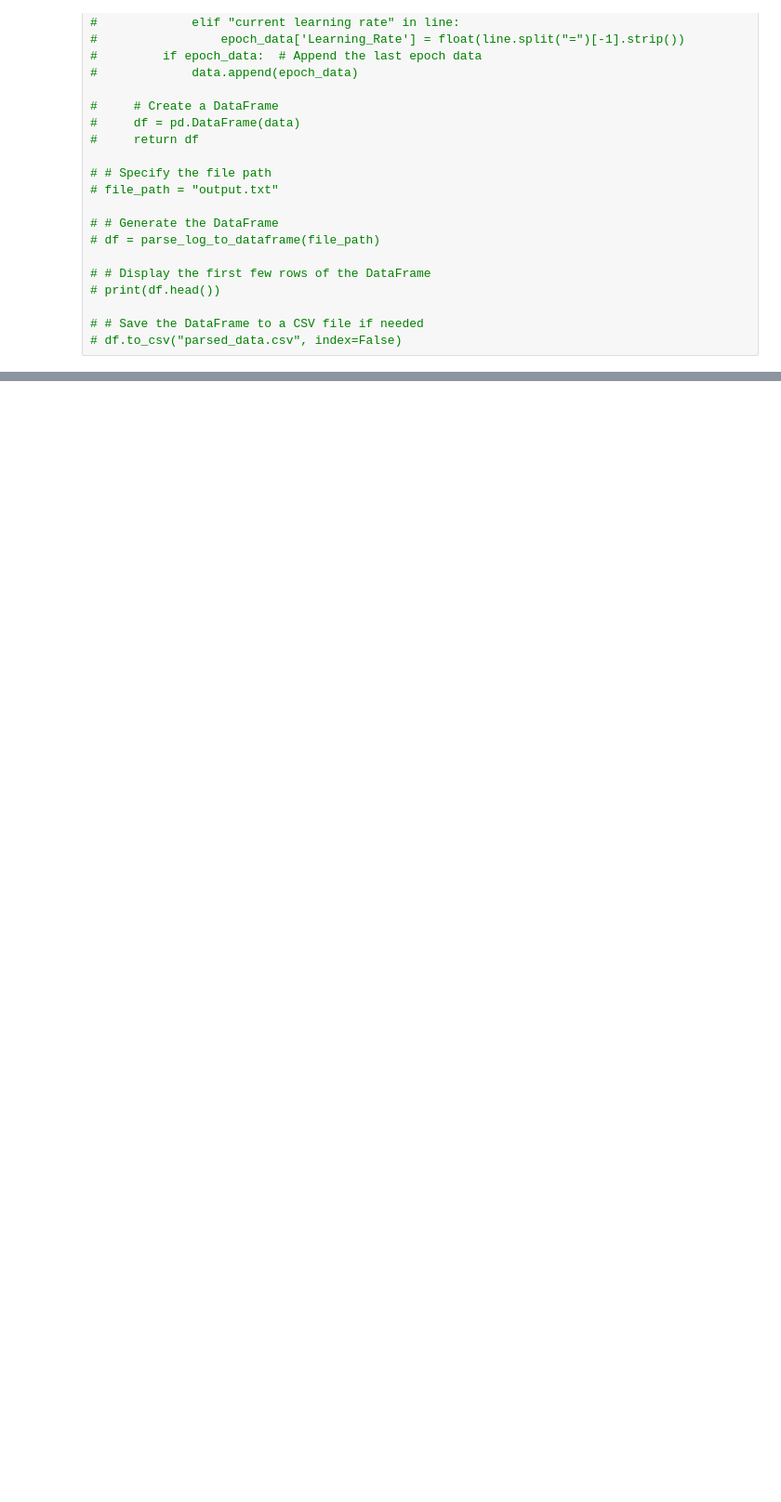
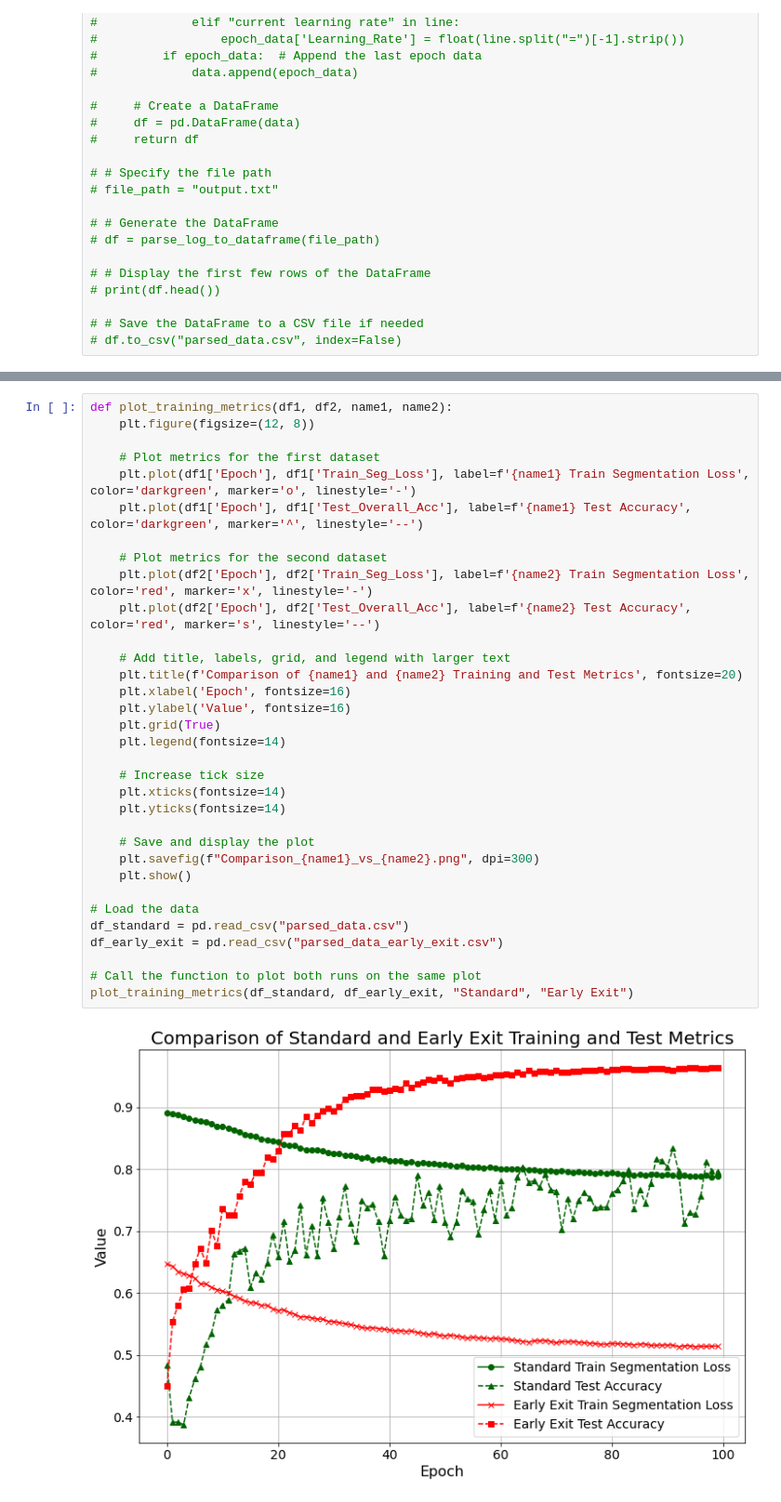
Before and after one commit to ColeHarten/cs242-final-project-group3, a Jupyter notebook: training_visualizations/parser_and_plotter.ipynb, the cells around one changed output, grey strips where cells are left out. Shown at 93% size. Drawn from its saved outputs; the diff is of its cells as text; blank space fills up the shorter version.

```diff
--- a/training_visualizations/parser_and_plotter.ipynb
+++ b/training_visualizations/parser_and_plotter.ipynb
@@ -70,0 +76,35 @@ plot_training_metrics(df)
+# %%
+def plot_training_metrics(df1, df2, name1, name2):
+    plt.figure(figsize=(12, 8))
+
+    # Plot metrics for the first dataset
+    plt.plot(df1['Epoch'], df1['Train_Seg_Loss'], label=f'{name1} Train Segmentation Loss', color='darkgreen', marker='o', linestyle='-')
+    plt.plot(df1['Epoch'], df1['Test_Overall_Acc'], label=f'{name1} Test Accuracy', color='darkgreen', marker='^', linestyle='--')
+
+    # Plot metrics for the second dataset
+    plt.plot(df2['Epoch'], df2['Train_Seg_Loss'], label=f'{name2} Train Segmentation Loss', color='red', marker='x', linestyle='-')
+    plt.plot(df2['Epoch'], df2['Test_Overall_Acc'], label=f'{name2} Test Accuracy', color='red', marker='s', linestyle='--')
+
+    # Add title, labels, grid, and legend with larger text
+    plt.title(f'Comparison of {name1} and {name2} Training and Test Metrics', fontsize=20)
+    plt.xlabel('Epoch', fontsize=16)
+    plt.ylabel('Value', fontsize=16)
+    plt.grid(True)
+    plt.legend(fontsize=14)
+
+    # Increase tick size
+    plt.xticks(fontsize=14)
+    plt.yticks(fontsize=14)
+
+    # Save and display the plot
+    plt.savefig(f"Comparison_{name1}_vs_{name2}.png", dpi=300)
+    plt.show()
+
+# Load the data
+df_standard = pd.read_csv("parsed_data.csv")
+df_early_exit = pd.read_csv("parsed_data_early_exit.csv")
+
+# Call the function to plot both runs on the same plot
+plot_training_metrics(df_standard, df_early_exit, "Standard", "Early Exit")
+# %% [output]
+[figure, added]
```
Also changed, not shown: parts of 1 cell of this notebook, 6 other files.
